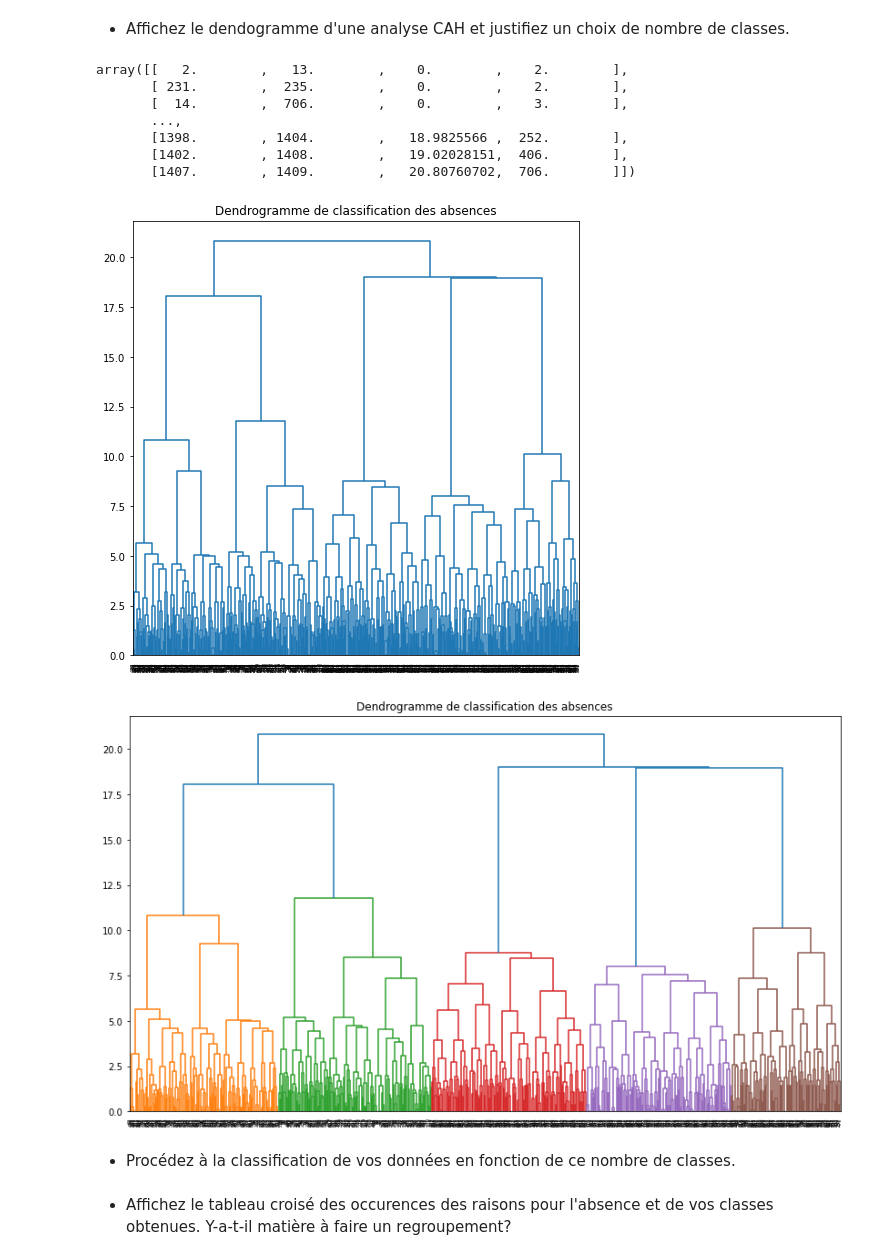
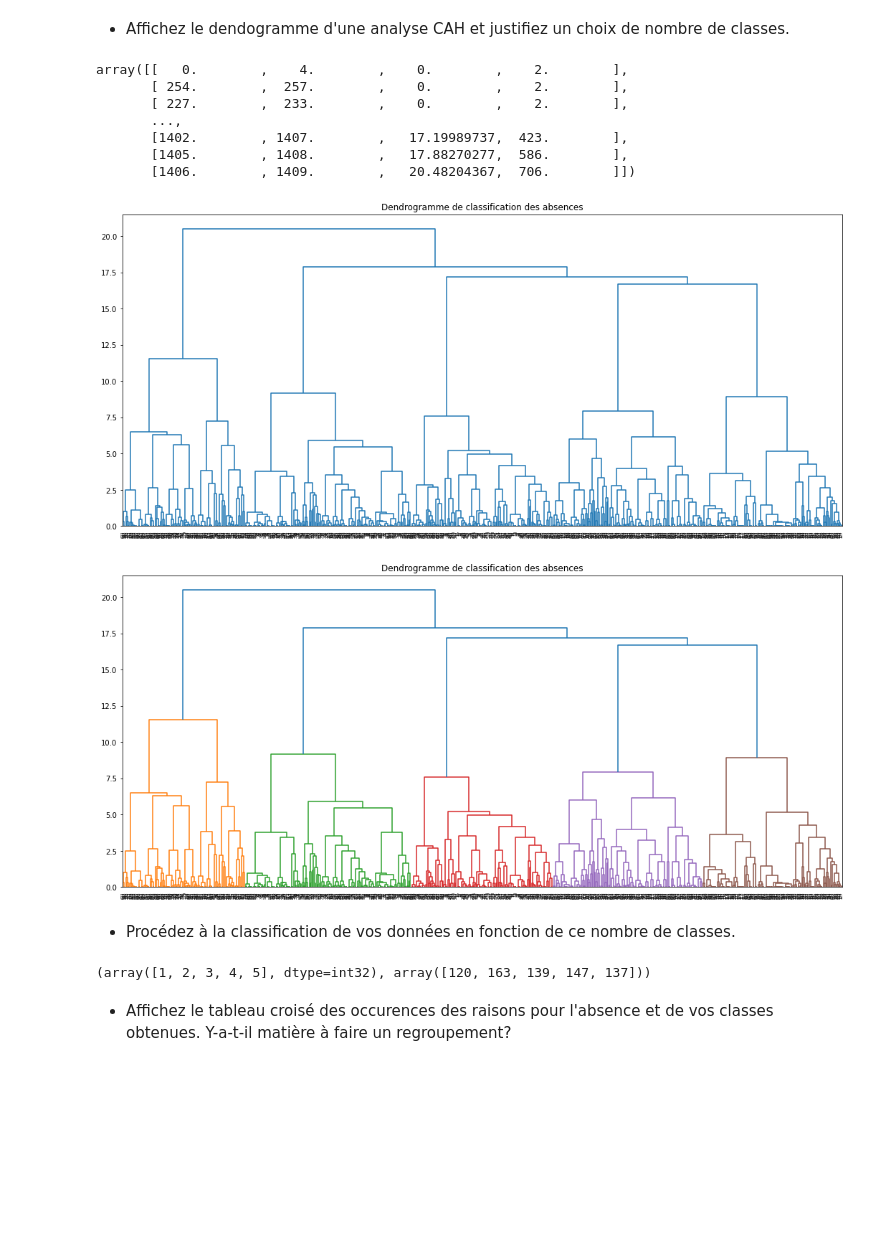
Before and after one commit to louiskuhn/IA-P2-Euskadi, a Jupyter notebook: Ressources/Machine Learning/Clustering/Clustering - cas pratique/Cas pratique clustering.ipynb, the cells around one changed output. Drawn from its saved outputs; the diff is of its cells as text; code cells hidden in the pictures; blank space fills up the shorter version.

```diff
--- a/Ressources/Machine Learning/Clustering/Clustering - cas pratique/Cas pratique clustering.ipynb
+++ b/Ressources/Machine Learning/Clustering/Clustering - cas pratique/Cas pratique clustering.ipynb
@@ -21,8 +26,8 @@ import matplotlib.pyplot as plt
 pd.options.display.max_columns = 40
 # %%
 #import des données
-df = pd.read_csv('Absenteeism_at_work_AAA/Absenteeism_at_work.csv', sep=';')
-df.head()
+df0 = pd.read_csv('Absenteeism_at_work_AAA/Absenteeism_at_work.csv', sep=';')
+df0.head()
 # %% [output]
 |  | ID | Reason for absence | Month of absence | Day of the week | Seasons | Transportation expense | ... |
 | 0 | 11 | 26 | 7 | 3 | 1 | 289 | ... |
@@ -32,9 +37,9 @@ df.head()
 | 4 | 11 | 23 | 7 | 5 | 1 | 289 | ... |
 # %%
 # suppression des doublons
-df.drop_duplicates(inplace=True)
+df0.drop_duplicates(inplace=True)
 # %%
 # on garde les variables qui nous intéressent
-df = df.drop(['ID', 'Reason for absence', 'Absenteeism time in hours'], axis=1)
+df = df0.drop(['ID', 'Reason for absence', 'Month of absence', 'Day of the week', 'Absenteeism time in hours'], axis=1)
 df.head()
 # %% [output]
@@ -47,6 +52,6 @@ df.head()
 # %%
 # création des dummies
-df = pd.get_dummies(df, columns=['Seasons', 'Month of absence', 'Day of the week', 'Education'])
+df = pd.get_dummies(df, columns=['Seasons', 'Education'])
 df.head()
 # %% [output]
 |  | Transportation expense | Distance from Residence to Work | Service time | Age | Work load Average/day | Hit target | ... |
@@ -70,30 +75,36 @@ df = sc.fit_transform(df)
 mat_lien = linkage(df, method='ward', metric='euclidean')
 mat_lien
 # %% [output]
-array([[   2.        ,   13.        ,    0.        ,    2.        ],
-       [ 231.        ,  235.        ,    0.        ,    2.        ],
-       [  14.        ,  706.        ,    0.        ,    3.        ],
+array([[   0.        ,    4.        ,    0.        ,    2.        ],
+       [ 254.        ,  257.        ,    0.        ,    2.        ],
+       [ 227.        ,  233.        ,    0.        ,    2.        ],
        ...,
-       [1398.        , 1404.        ,   18.9825566 ,  252.        ],
-       [1402.        , 1408.        ,   19.02028151,  406.        ],
-       [1407.        , 1409.        ,   20.80760702,  706.        ]])
+       [1402.        , 1407.        ,   17.19989737,  423.        ],
+       [1405.        , 1408.        ,   17.88270277,  586.        ],
+       [1406.        , 1409.        ,   20.48204367,  706.        ]])
 # %%
 # Puis on peut afficher notre dendogramme :
-fig = plt.figure(figsize=(8,8))
+fig = plt.figure(figsize=(18,8))
 ax = fig.add_subplot(1,1,1)
 ax.set_title("Dendrogramme de classification des absences")
 dendrogram(mat_lien, orientation='top', color_threshold=0);
 # %% [output]
-[figure, old version]
+[figure, new version]
 # %%
 # On peut choisir 5 classes
-fig = plt.figure(figsize=(14,8))
+fig = plt.figure(figsize=(18,8))
 ax = fig.add_subplot(1,1,1)
 ax.set_title("Dendrogramme de classification des absences")
 dendrogram(mat_lien, orientation='top', color_threshold=12.5);
 # %% [output]
-[figure, old version]
+[figure, new version]
 # %% [markdown]
 - Procédez à la classification de vos données en fonction de ce nombre de classes.
+# %%
+# On crée les 5 classes
+classes_cah = fcluster(mat_lien, t=12.5, criterion='distance')
+np.unique(classes_cah, return_counts=True)
+# %% [output]
+(array([1, 2, 3, 4, 5], dtype=int32), array([120, 163, 139, 147, 137]))
 # %% [markdown]
   - Affichez le tableau croisé des occurences des raisons pour l'absence et de vos classes obtenues. Y-a-t-il matière à faire un regroupement?
```
Also changed, not shown: parts of 7 cells of this notebook, 1 other file.
